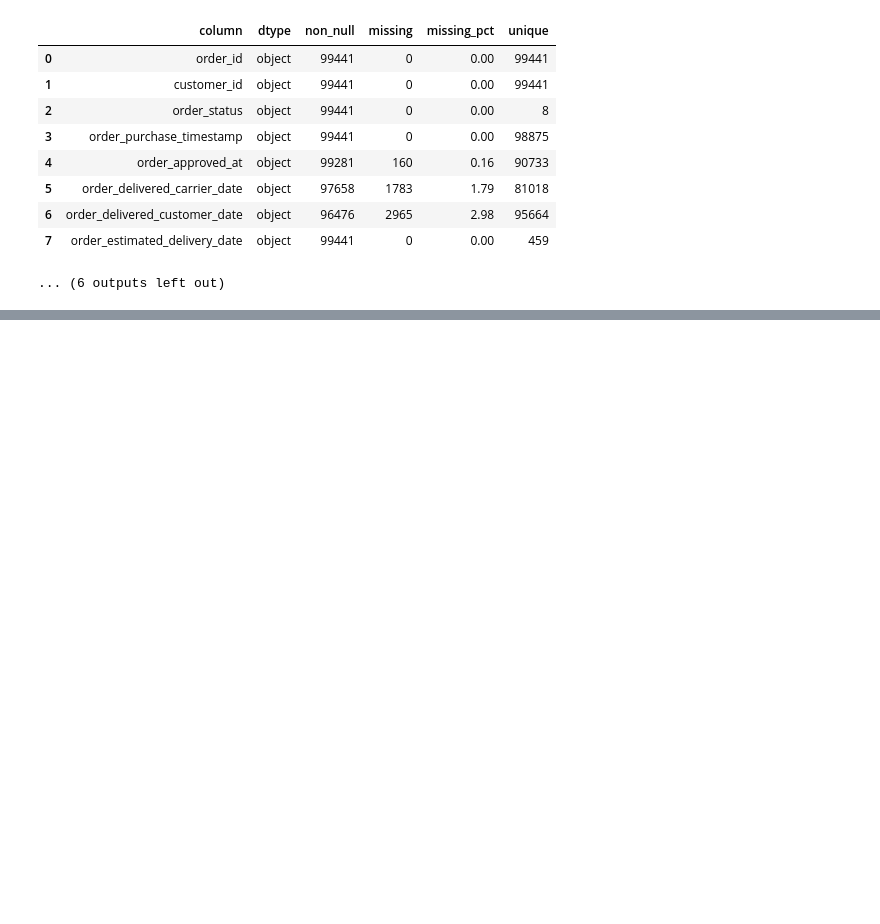
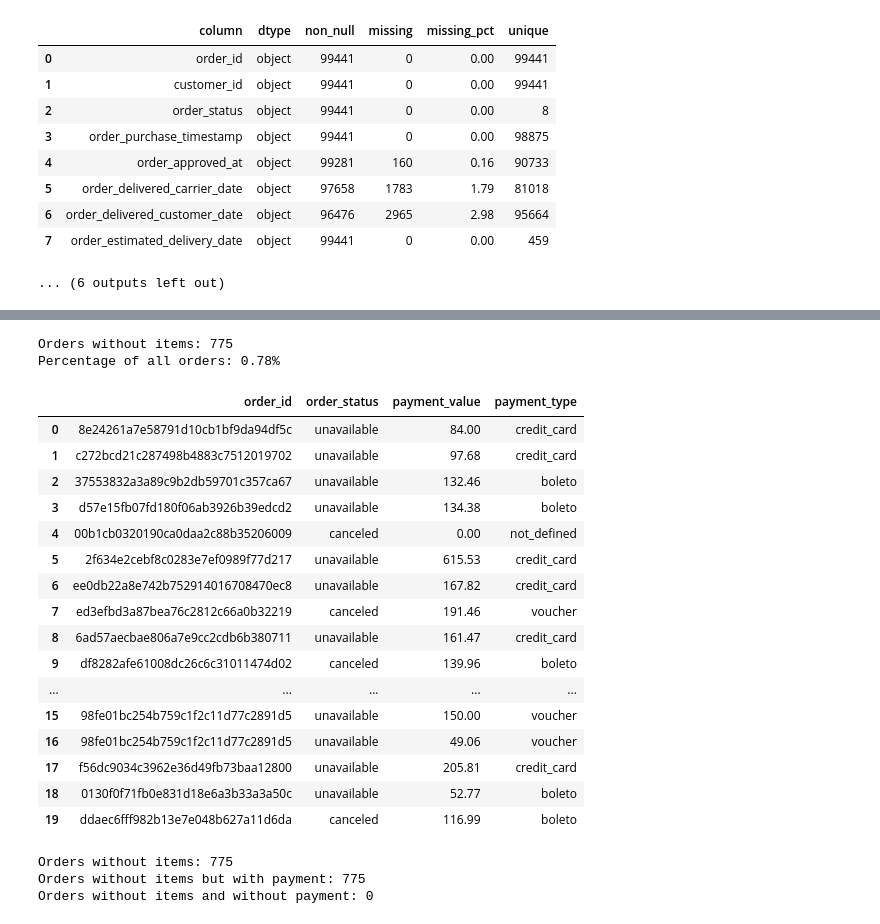
Before and after one commit to rohanshettym1-cmd/e-commerce-Intelligence-System, a Jupyter notebook: notebook/01_data_profiling.ipynb, the cells around one changed output, grey strips where cells are left out. Cells and saved outputs as stored; diff of their text form; code cells hidden in the pictures; blank space fills up the shorter version.

Commit message:
Validate core order relationships

```diff
--- a/notebook/01_data_profiling.ipynb
+++ b/notebook/01_data_profiling.ipynb
@@ -326,0 +538,9 @@ olist_orders_dataset
+# %%
+orders = tables["olist_orders_dataset"]
+
+orders_profile = profile_table(
+    orders,
+    "olist_orders_dataset"
+)
+
+orders_profile
@@ -326,0 +571,2 @@ olist_orders_dataset
+# %%
+order_items = tables["olist_order_items_dataset"]
@@ -326,0 +675,8 @@ olist_orders_dataset
+# %%
+orders_with_items = set(order_items["order_id"])
+
+orders_without_items = orders[
+    ~orders["order_id"].isin(orders_with_items)
+]
+
+print("Orders without order items:", len(orders_without_items))
@@ -326,0 +695,55 @@ olist_orders_dataset
+# %%
+print(
+    f"Orders without items: {len(orders_without_items):,}"
+)
+
+print(
+    f"Percentage of all orders: "
+    f"{len(orders_without_items) / len(orders) * 100:.2f}%"
+)
+# %% [output]
+Orders without items: 775
+Percentage of all orders: 0.78%
+# %%
+payments = tables["olist_order_payments_dataset"]
+# %%
+orders_without_items_payment_check = orders_without_items[
+    ["order_id", "order_status"]
+].merge(
+    payments[["order_id", "payment_value", "payment_type"]],
+    on="order_id",
+    how="left"
+)
+
+orders_without_items_payment_check.head(20)
+# %% [output]
+|  | order_id | order_status | payment_value | payment_type |
+| 0 | 8e24261a7e58791d10cb1bf9da94df5c | unavailable | 84.00 | credit_card |
+| 1 | c272bcd21c287498b4883c7512019702 | unavailable | 97.68 | credit_card |
+| 2 | 37553832a3a89c9b2db59701c357ca67 | unavailable | 132.46 | boleto |
+| 3 | d57e15fb07fd180f06ab3926b39edcd2 | unavailable | 134.38 | boleto |
+| 4 | 00b1cb0320190ca0daa2c88b35206009 | canceled | 0.00 | not_defined |
+| 5 | 2f634e2cebf8c0283e7ef0989f77d217 | unavailable | 615.53 | credit_card |
+| 6 | ee0db22a8e742b752914016708470ec8 | unavailable | 167.82 | credit_card |
+| 7 | ed3efbd3a87bea76c2812c66a0b32219 | canceled | 191.46 | voucher |
+| 8 | 6ad57aecbae806a7e9cc2cdb6b380711 | unavailable | 161.47 | credit_card |
+| 9 | df8282afe61008dc26c6c31011474d02 | canceled | 139.96 | boleto |
+| ... | ... | ... | ... | ... |
+| 15 | 98fe01bc254b759c1f2c11d77c2891d5 | unavailable | 150.00 | voucher |
+| 16 | 98fe01bc254b759c1f2c11d77c2891d5 | unavailable | 49.06 | voucher |
+| 17 | f56dc9034c3962e36d49fb73baa12800 | unavailable | 205.81 | credit_card |
+| 18 | 0130f0f71fb0e831d18e6a3b33a3a50c | unavailable | 52.77 | boleto |
+| 19 | ddaec6fff982b13e7e048b627a11d6da | canceled | 116.99 | boleto |
+# %%
+payment_coverage = (
+    orders_without_items["order_id"]
+    .isin(payments["order_id"])
+)
+
+print("Orders without items:", len(orders_without_items))
+print("Orders without items but with payment:", payment_coverage.sum())
+print("Orders without items and without payment:", (~payment_coverage).sum())
+# %% [output]
+Orders without items: 775
+Orders without items but with payment: 775
+Orders without items and without payment: 0
```
Also changed, not shown: parts of 51 cells of this notebook.
